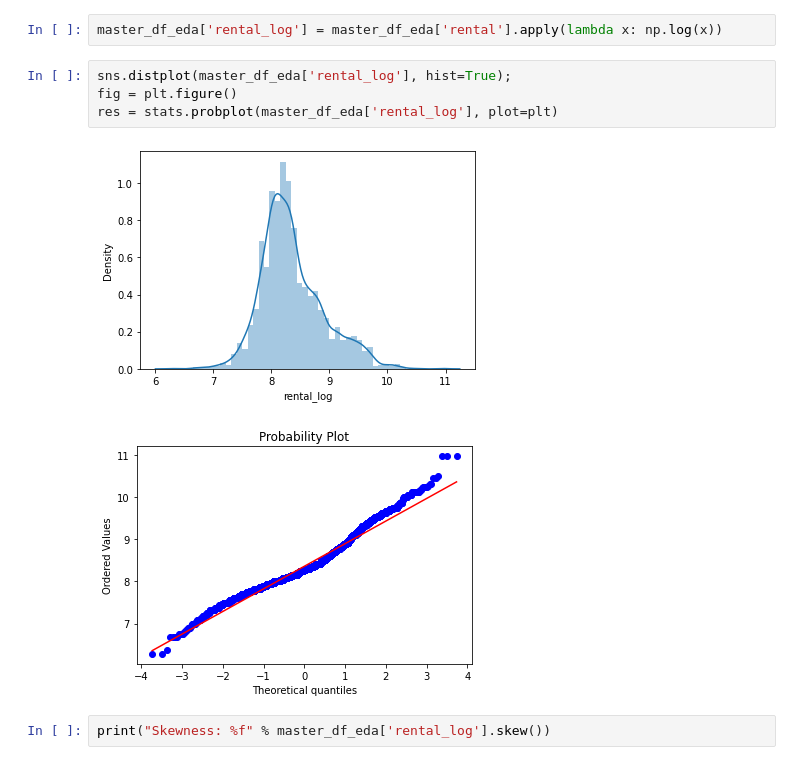
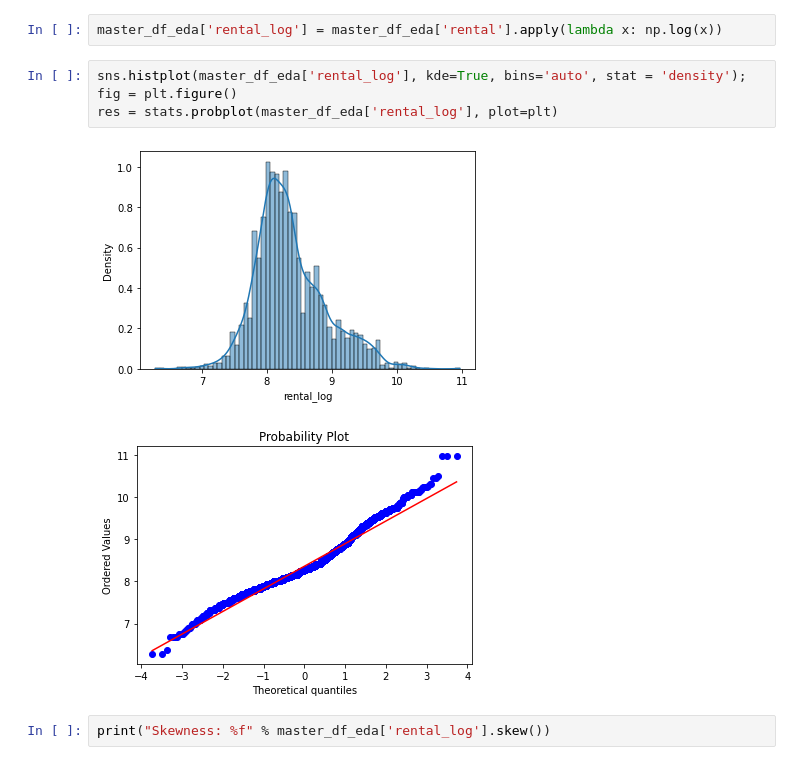
Before and after one commit to kennethleungty/Singapore-Condo-Rental-Market-Analysis, a Jupyter notebook: Part 2 - Data Cleaning and EDA.ipynb, the cells around one changed output. Saved outputs shown, nothing was run; the diff lists cells and outputs as text.

```diff
--- a/Part 2 - Data Cleaning and EDA.ipynb
+++ b/Part 2 - Data Cleaning and EDA.ipynb
@@ -907,11 +907,11 @@ We observe a significant right skew of rental price
 # %%
 master_df_eda['rental_log'] = master_df_eda['rental'].apply(lambda x: np.log(x))
 # %%
-sns.distplot(master_df_eda['rental_log'], hist=True);
+sns.histplot(master_df_eda['rental_log'], kde=True, bins='auto', stat = 'density');
 fig = plt.figure()
 res = stats.probplot(master_df_eda['rental_log'], plot=plt)
 # %% [output]
-[figure, old version]
+[figure, new version]
 [figure]
 # %%
 print("Skewness: %f" % master_df_eda['rental_log'].skew())
```
Also changed, not shown: parts of 19 cells of this notebook, 11 other files.
